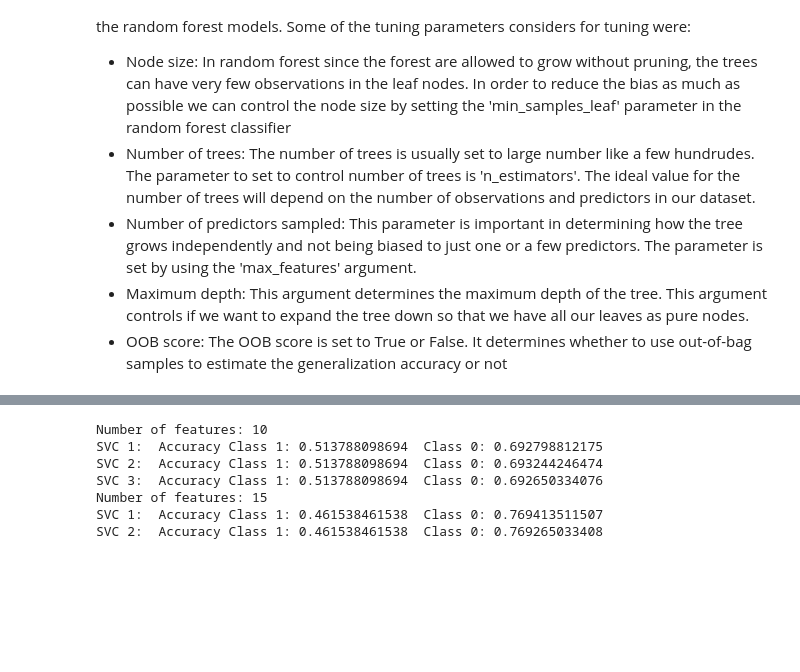
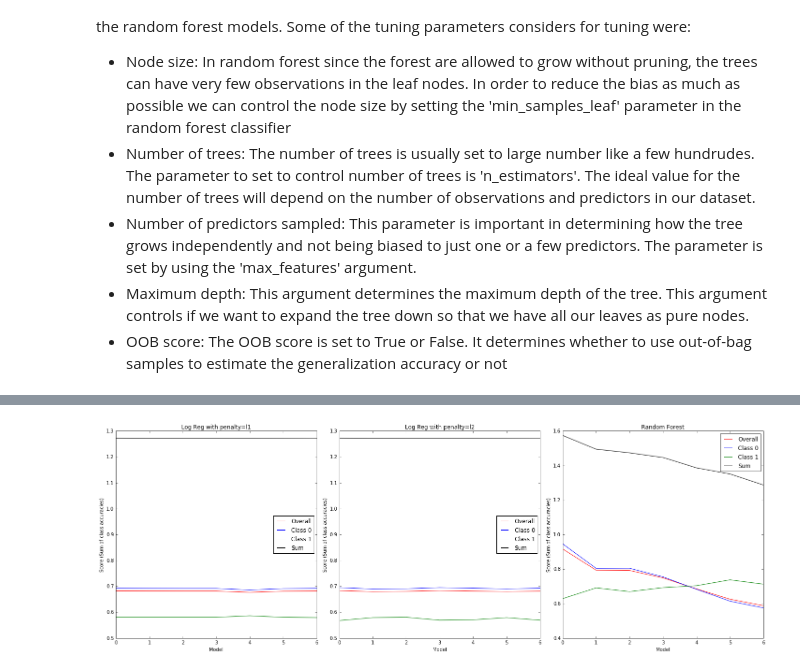
Before and after one commit to harvard-team-pivot/epilepsy-prediction, a Jupyter notebook: docs/ipynb/40_model_02.ipynb, the cells around one changed output, grey strips where cells are left out. Saved outputs shown, nothing was run; the diff lists cells and outputs as text; code cells hidden in the pictures; blank space fills up the shorter version.

```diff
--- a/docs/ipynb/40_model_02.ipynb
+++ b/docs/ipynb/40_model_02.ipynb
@@ -275,42 +269,34 @@ tune_params_rf.head(7)
-# %%
-no_of_features = [10,15] # 20,25,30,35,40,45,50
-
-for nof in no_of_features:
-    print "Number of features:", nof
-    # Split data for all features
-    x = ncds_data_no_indicators.values[:, :-1]
-    y = ncds_data_no_indicators.values[:, -1]
-    x_train, x_test, y_train, y_test = train_test_split(x, y, test_size=0.4, random_state=42)
-
-    # Get best features
-    selected_features_columns = get_best_feature(nof,ncds_data_no_indicators,x_train, y_train)
-
-    # Split data for selected features only
-    x = ncds_data_no_indicators[selected_features_columns].values[:,:]
-    y = ncds_data_no_indicators.values[:, -1]
-
-    x_train, x_test, y_train, y_test = train_test_split(x, y, test_size=0.4, random_state=42)
-
-    # SVC
-    svc = SVC(class_weight='balanced',C=100, kernel='linear')
-    svc.fit(x_train, y_train)
-    svc_scores = score(svc, x_test, y_test)
-    print "SVC 1: " , "Accuracy Class 1:" , svc_scores['accuracy on class 1'] , " Class 0:" , svc_scores['accuracy on class 0']
-
-    svc = SVC(class_weight='balanced',C=1000, kernel='linear')
-    svc.fit(x_train, y_train)
-    svc_scores = score(svc, x_test, y_test)
-    print "SVC 2: " , "Accuracy Class 1:" , svc_scores['accuracy on class 1'] , " Class 0:" , svc_scores['accuracy on class 0']
-
-    svc = SVC(class_weight='balanced',C=10000, kernel='linear')
-    svc.fit(x_train, y_train)
-    svc_scores = score(svc, x_test, y_test)
-    print "SVC 3: " , "Accuracy Class 1:" , svc_scores['accuracy on class 1'] , " Class 0:" , svc_scores['accuracy on class 0']
-# %% [output]
-Number of features: 10
-SVC 1:  Accuracy Class 1: 0.513788098694  Class 0: 0.692798812175
-SVC 2:  Accuracy Class 1: 0.513788098694  Class 0: 0.693244246474
-SVC 3:  Accuracy Class 1: 0.513788098694  Class 0: 0.692650334076
-Number of features: 15
-SVC 1:  Accuracy Class 1: 0.461538461538  Class 0: 0.769413511507
-SVC 2:  Accuracy Class 1: 0.461538461538  Class 0: 0.769265033408
+# %%
+# Plot all the top models
+fig, ax = plt.subplots(1, 3, figsize=(20, 7))
+ax[0].plot(range(7),tune_params_l1_sort['overall'].values,color='r',label='Overall')
+ax[0].plot(range(7),tune_params_l1_sort['class0'].values,color='b',label='Class 0')
+ax[0].plot(range(7),tune_params_l1_sort['class1'].values,color='g',label='Class 1')
+ax[0].plot(range(7),(tune_params_l1_sort['sum']/100).values,color='k',label='Sum')
+ax[0].set_title("Log Reg with penalty=l1")
+ax[0].set_xlabel('Model')
+ax[0].set_ylabel('Score (Sum of class accuracies)')
+ax[0].legend(loc = 'best')
+
+ax[1].plot(range(7),tune_params_l2_sort['overall'].values,color='r',label='Overall')
+ax[1].plot(range(7),tune_params_l2_sort['class0'].values,color='b',label='Class 0')
+ax[1].plot(range(7),tune_params_l2_sort['class1'].values,color='g',label='Class 1')
+ax[1].plot(range(7),(tune_params_l2_sort['sum']/100).values,color='k',label='Sum')
+ax[1].set_title("Log Reg with penalty=l2")
+ax[1].set_xlabel('Model')
+ax[1].set_ylabel('Score (Sum of class accuracies)')
+ax[1].legend(loc = 'best')
+
+ax[2].plot(range(7),tune_params_rf['overall'].values,color='r',label='Overall')
+ax[2].plot(range(7),tune_params_rf['class0'].values,color='b',label='Class 0')
+ax[2].plot(range(7),tune_params_rf['class1'].values,color='g',label='Class 1')
+ax[2].plot(range(7),(tune_params_rf['sum']/100).values,color='k',label='Sum')
+ax[2].set_title("Random Forest")
+ax[2].set_xlabel('Model')
+ax[2].set_ylabel('Score (Sum of class accuracies)')
+ax[2].legend(loc = 'best')
+
+plt.tight_layout()
+plt.show()
+# %% [output]
+[figure, added]
```
Also changed, not shown: parts of 7 cells of this notebook, 1 other file.
